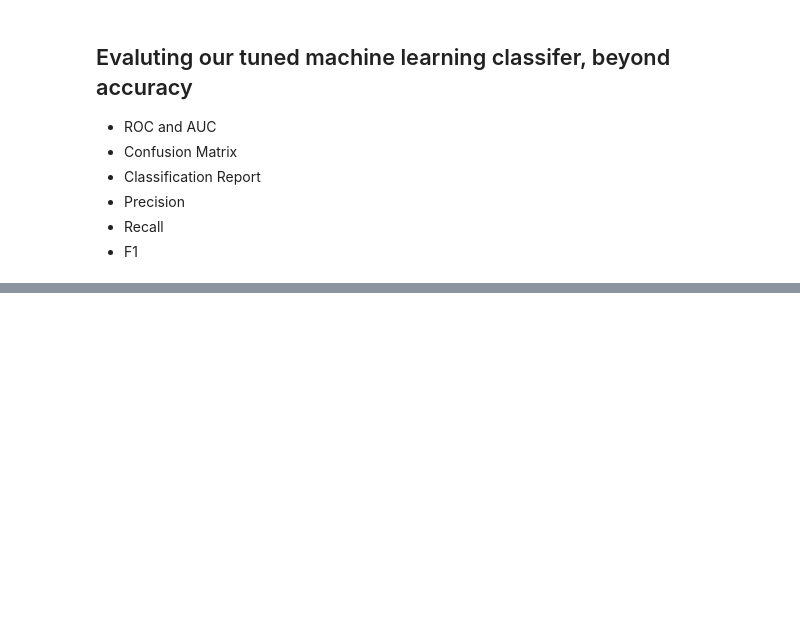
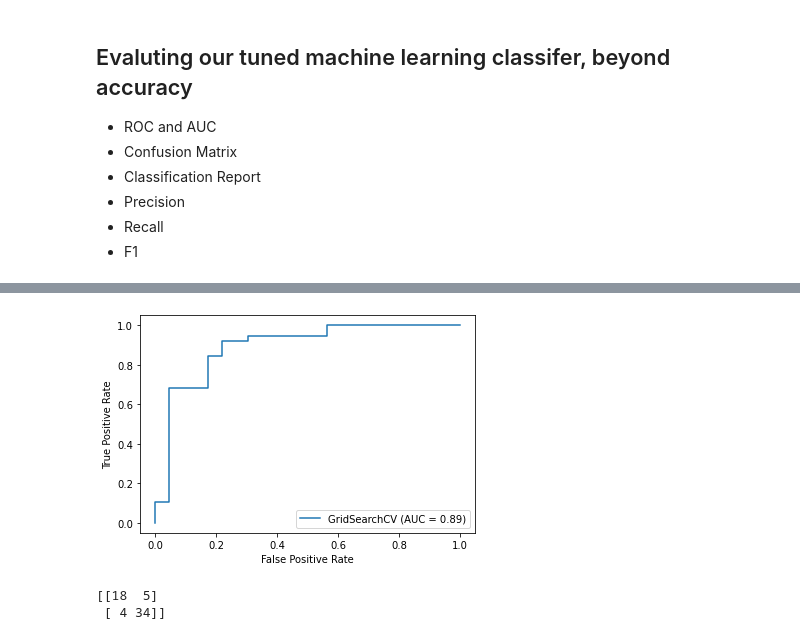
Before and after one commit to allanleung/ML-Projects, a Jupyter notebook: heart-disease-project/end-to-end-heart-disease-kaggle.ipynb, the cells around one changed output, grey strips where cells are left out. Drawn from its saved outputs; the diff is of its cells as text; code cells hidden in the pictures; blank space fills up the shorter version.

```diff
--- a/heart-disease-project/end-to-end-heart-disease-kaggle.ipynb
+++ b/heart-disease-project/end-to-end-heart-disease-kaggle.ipynb
@@ -654,0 +676,13 @@ y_preds = gs_log_reg
+# %%
+# Make ROC Curve and AUC
+
+plot_roc_curve(gs_log_reg, X_test, y_test);
+# %% [output]
+[figure, added]
+# %%
+# Confusion Matrix
+
+print(confusion_matrix(y_test, y_preds))
+# %% [output]
+[[18  5]
+ [ 4 34]]
```
Also changed, not shown: parts of 22 cells of this notebook.
